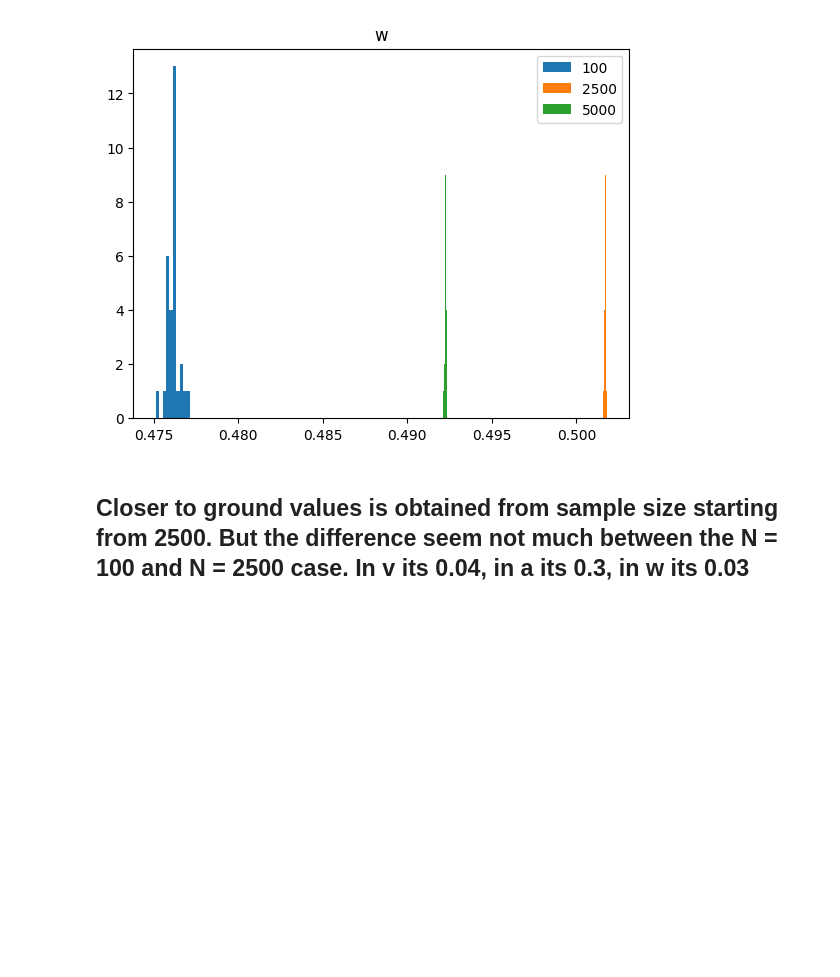
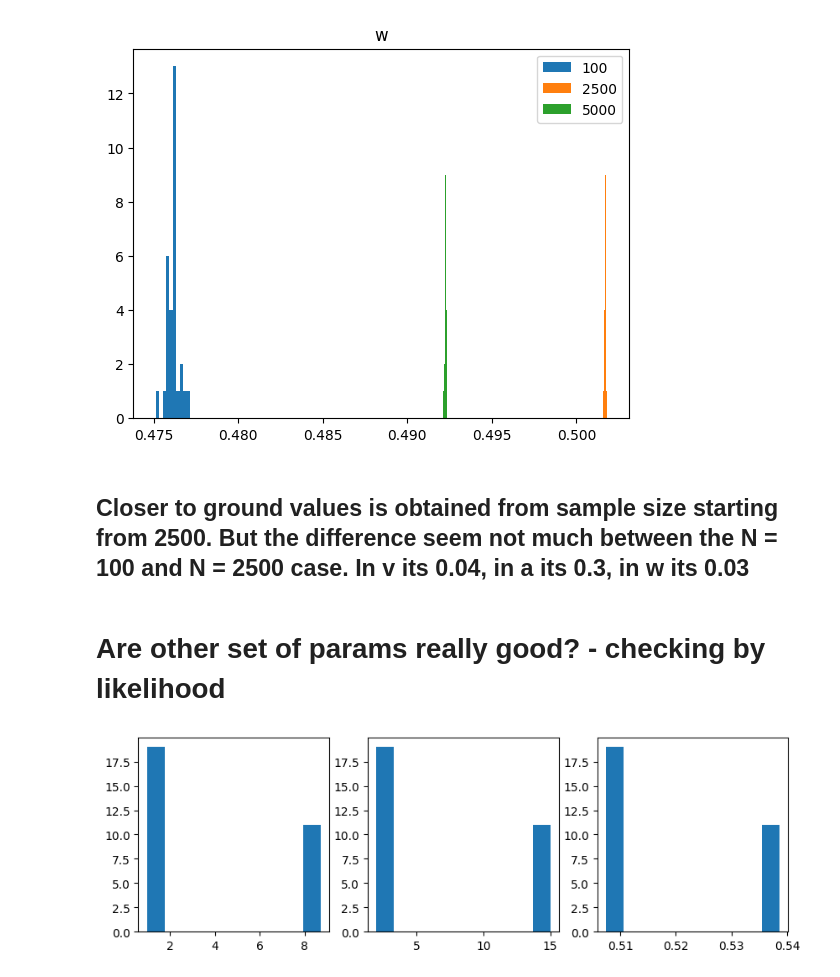
Before and after one commit to rakaar/ai_stats_notes, a Jupyter notebook: neural/ddm_ex22_v2.ipynb, the cells around one changed output. Cells and saved outputs as stored; diff of their text form; code cells hidden in the pictures; blank space fills up the shorter version.

```diff
--- a/neural/ddm_ex22_v2.ipynb
+++ b/neural/ddm_ex22_v2.ipynb
@@ -151,3 +151,25 @@ plt.legend(['100','2500','5000']);plt.title('w');
 [figure]
 # %% [markdown]
 ## Closer to ground values is obtained from sample size starting from 2500. But the difference seem not much between the N = 100 and N = 2500 case. In v its 0.04, in a its 0.3, in w its 0.03
+# %% [markdown]
+# Are other set of params really good? - checking by likelihood
+# %%
+# Save data to files first
+v = 1; a = 2
+
+lb = np.array([-10, 0.01, 0.45]); ub = np.array([10, 15, 0.55])
+plb = np.array([-7,0.1,0.47]); pub = np.array([7,7,0.53])
+
+n = 10000
+sim_data_to_files_N(v,a,n)
+bads_N_result = bads_vs_N(lb,ub,plb,pub,n,v,a)
+# %%
+plt.figure(figsize=(10,3))
+plt.subplot(1,3,1)
+plt.hist(bads_N_result[:,0]);
+plt.subplot(1,3,2)
+plt.hist(bads_N_result[:,1]);
+plt.subplot(1,3,3)
+plt.hist(bads_N_result[:,2]);
+# %% [output]
+[figure, added]
```
Also changed, not shown: parts of 13 cells of this notebook, 2 other files.
